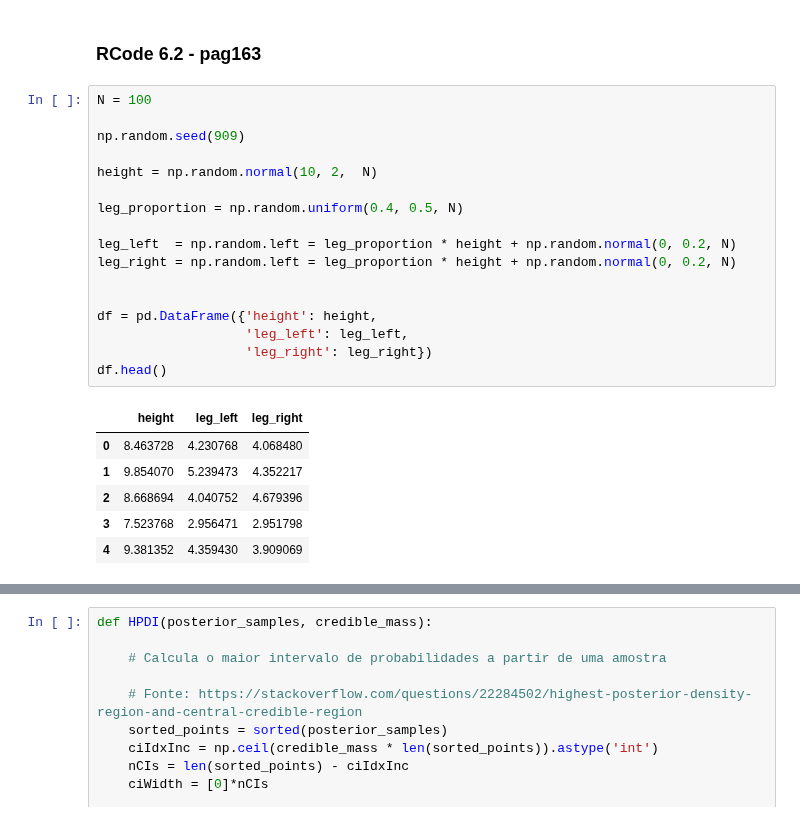
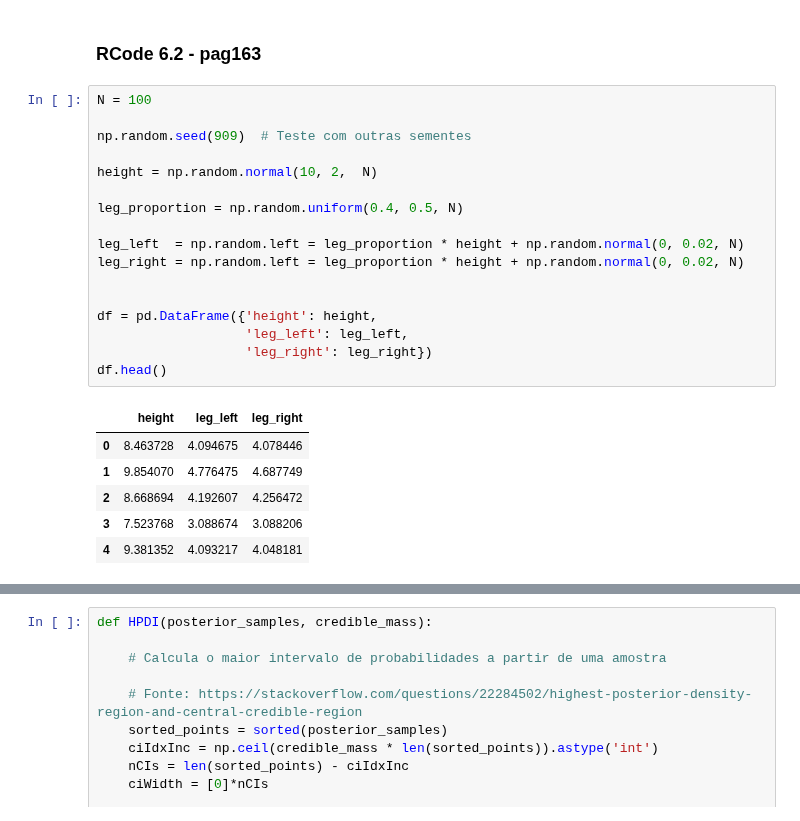
Before and after one commit to rodolphomacedo/statistical_rethinking_pt_BR, a Jupyter notebook: parte_6.ipynb, the cells around one changed output, grey strips where cells are left out. Drawn from its saved outputs; the diff is of its cells as text.

```diff
--- a/parte_6.ipynb
+++ b/parte_6.ipynb
@@ -64,24 +64,24 @@ plt.grid(ls='--', color='white', alpha=0.3)
 # %%
 N = 100
 
-np.random.seed(909)
+np.random.seed(909)  # Teste com outras sementes
 
 height = np.random.normal(10, 2,  N)
 
 leg_proportion = np.random.uniform(0.4, 0.5, N)
 
-leg_left  = np.random.left = leg_proportion * height + np.random.normal(0, 0.2, N)
-leg_right = np.random.left = leg_proportion * height + np.random.normal(0, 0.2, N)
+leg_left  = np.random.left = leg_proportion * height + np.random.normal(0, 0.02, N)
+leg_right = np.random.left = leg_proportion * height + np.random.normal(0, 0.02, N)
 
 
 df = pd.DataFrame({'height': height,
                    'leg_left': leg_left,
                    'leg_right': leg_right})
 df.head()
 # %% [output]
 |  | height | leg_left | leg_right |
-| 0 | 8.463728 | 4.230768 | 4.068480 |
-| 1 | 9.854070 | 5.239473 | 4.352217 |
-| 2 | 8.668694 | 4.040752 | 4.679396 |
-| 3 | 7.523768 | 2.956471 | 2.951798 |
-| 4 | 9.381352 | 4.359430 | 3.909069 |
+| 0 | 8.463728 | 4.094675 | 4.078446 |
+| 1 | 9.854070 | 4.776475 | 4.687749 |
+| 2 | 8.668694 | 4.192607 | 4.256472 |
+| 3 | 7.523768 | 3.088674 | 3.088206 |
+| 4 | 9.381352 | 4.093217 | 4.048181 |
```
Also changed, not shown: parts of 13 cells of this notebook.
